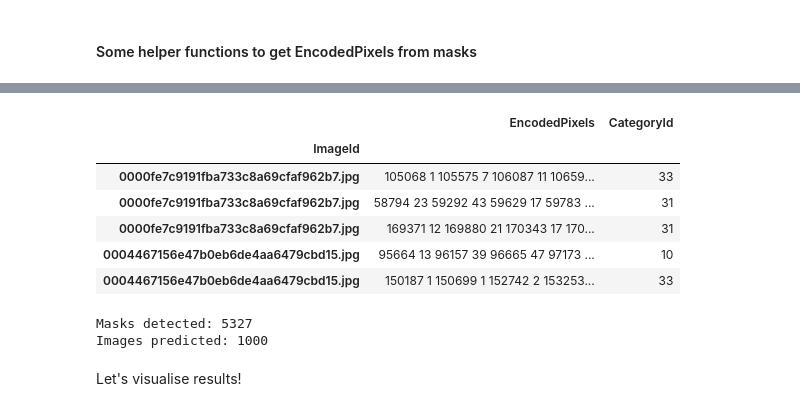
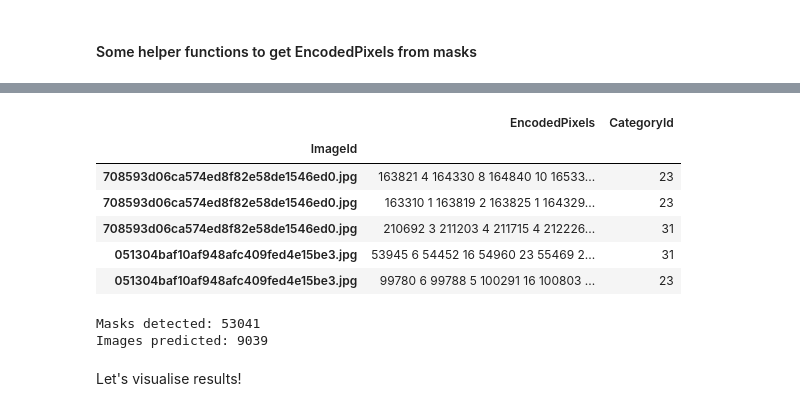
Before and after one commit to Vivikar/int20h_selection, a Jupyter notebook: iMaterialist_INT20TH.ipynb, the cells around one changed output, grey strips where cells are left out. Saved outputs shown, nothing was run; the diff lists cells and outputs as text; code cells hidden in the pictures.

```diff
--- a/iMaterialist_INT20TH.ipynb
+++ b/iMaterialist_INT20TH.ipynb
@@ -466,22 +466,22 @@ prediction_df.to_csv(f"predictions_{num_to_predict}_007.csv", index=False)
 # %%
-prediction_df = pd.read_csv(f"predictions_{num_to_predict}_007.csv", index_col="ImageId")
+prediction_df = pd.read_csv(f"predictions_{num_to_predict}_010.csv", index_col="ImageId")
 # %%
-prediction_df = prediction_df.rename({"ClassId":"CategoryId"}, axis=1)
+prediction_df = prediction_df.rename({"ClassId":"CategoryId"}, axis=1).drop(columns=["Unnamed: 0"])
 prediction_df.head()
 # %% [output]
 |  | EncodedPixels | CategoryId |
 | ImageId |  |  |
-| 0000fe7c9191fba733c8a69cfaf962b7.jpg | 105068 1 105575 7 106087 11 10659... | 33 |
-| 0000fe7c9191fba733c8a69cfaf962b7.jpg | 58794 23 59292 43 59629 17 59783 ... | 31 |
-| 0000fe7c9191fba733c8a69cfaf962b7.jpg | 169371 12 169880 21 170343 17 170... | 31 |
-| 0004467156e47b0eb6de4aa6479cbd15.jpg | 95664 13 96157 39 96665 47 97173 ... | 10 |
-| 0004467156e47b0eb6de4aa6479cbd15.jpg | 150187 1 150699 1 152742 2 153253... | 33 |
+| 708593d06ca574ed8f82e58de1546ed0.jpg | 163821 4 164330 8 164840 10 16533... | 23 |
+| 708593d06ca574ed8f82e58de1546ed0.jpg | 163310 1 163819 2 163825 1 164329... | 23 |
+| 708593d06ca574ed8f82e58de1546ed0.jpg | 210692 3 211203 4 211715 4 212226... | 31 |
+| 051304baf10af948afc409fed4e15be3.jpg | 53945 6 54452 16 54960 23 55469 2... | 31 |
+| 051304baf10af948afc409fed4e15be3.jpg | 99780 6 99788 5 100291 16 100803 ... | 23 |
 # %%
 print("Masks detected:", len(prediction_df))
 print("Images predicted:", len(np.unique(prediction_df.index.values)))
 # %% [output]
-Masks detected: 5327
-Images predicted: 1000
+Masks detected: 53041
+Images predicted: 9039
 # %% [markdown]
 Let's visualise results!
 # %%
```
Also changed, not shown: parts of 28 cells of this notebook, 5 other files.
